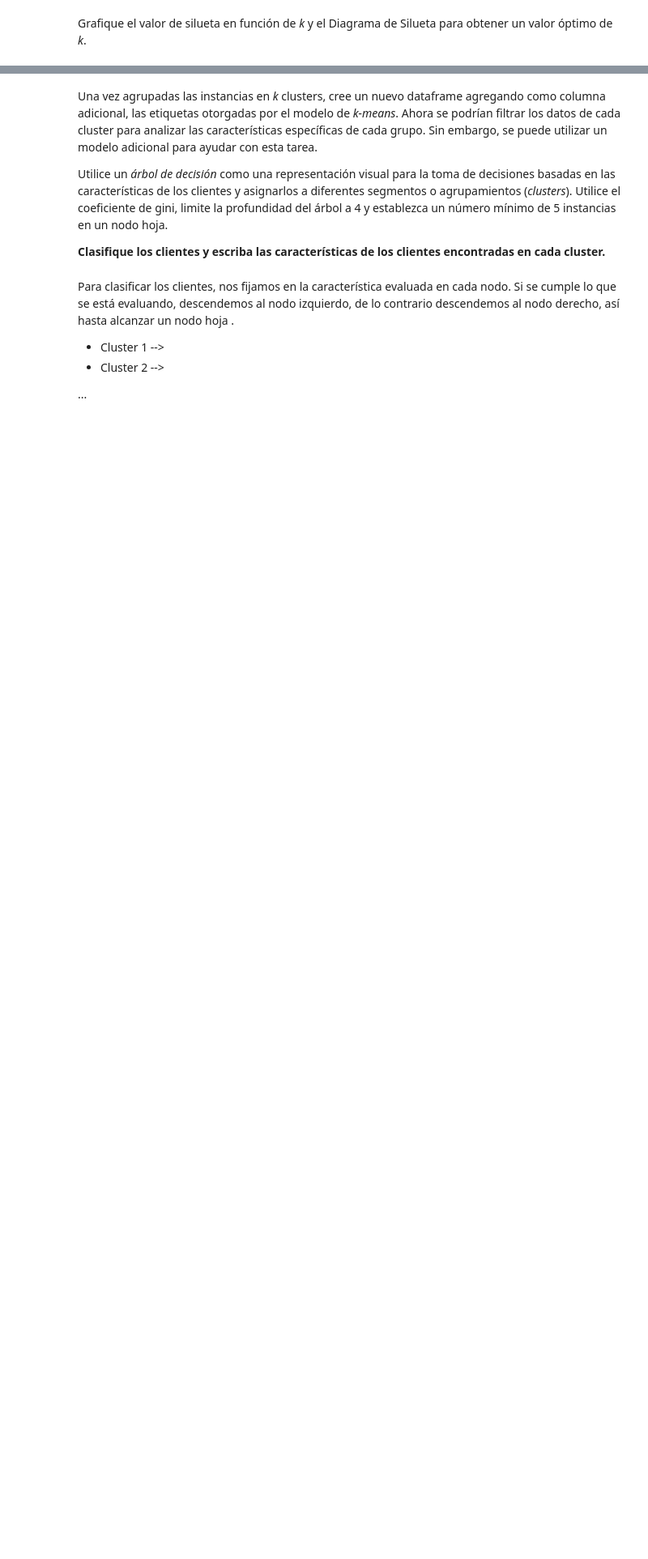
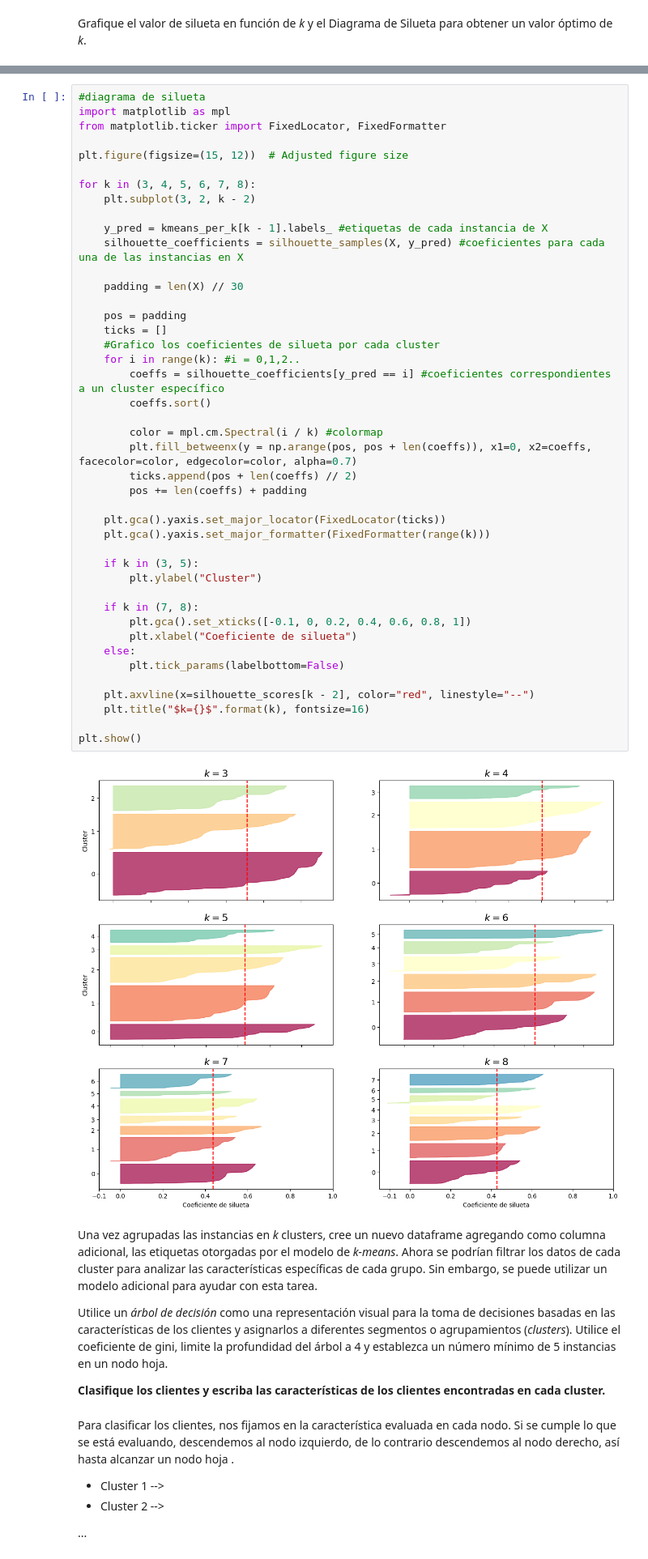
Before and after one commit to axelescalante0/Aprendizaje-Maquinal, a Jupyter notebook: Scrips/Clustering/Segmentacion_de_clientes.ipynb, the cells around one changed output, grey strips where cells are left out. Shown at 81% size. Cells and saved outputs as stored; diff of their text form; blank space fills up the shorter version.

```diff
--- a/Scrips/Clustering/Segmentacion_de_clientes.ipynb
+++ b/Scrips/Clustering/Segmentacion_de_clientes.ipynb
@@ -55,3 +125,48 @@ Grafique el valor de silueta en función de _k_ y el Diagrama de Silueta para ob
+# %%
+#diagrama de silueta
+import matplotlib as mpl
+from matplotlib.ticker import FixedLocator, FixedFormatter
+
+plt.figure(figsize=(15, 12))  # Adjusted figure size
+
+for k in (3, 4, 5, 6, 7, 8):
+    plt.subplot(3, 2, k - 2)
+
+    y_pred = kmeans_per_k[k - 1].labels_ #etiquetas de cada instancia de X
+    silhouette_coefficients = silhouette_samples(X, y_pred) #coeficientes para cada una de las instancias en X
+
+    padding = len(X) // 30
+
+    pos = padding
+    ticks = []
+    #Grafico los coeficientes de silueta por cada cluster
+    for i in range(k): #i = 0,1,2..
+        coeffs = silhouette_coefficients[y_pred == i] #coeficientes correspondientes a un cluster específico
+        coeffs.sort()
+
+        color = mpl.cm.Spectral(i / k) #colormap
+        plt.fill_betweenx(y = np.arange(pos, pos + len(coeffs)), x1=0, x2=coeffs, facecolor=color, edgecolor=color, alpha=0.7)
+        ticks.append(pos + len(coeffs) // 2)
+        pos += len(coeffs) + padding
+
+    plt.gca().yaxis.set_major_locator(FixedLocator(ticks))
+    plt.gca().yaxis.set_major_formatter(FixedFormatter(range(k)))
+
+    if k in (3, 5):
+        plt.ylabel("Cluster")
+
+    if k in (7, 8):
+        plt.gca().set_xticks([-0.1, 0, 0.2, 0.4, 0.6, 0.8, 1])
+        plt.xlabel("Coeficiente de silueta")
+    else:
+        plt.tick_params(labelbottom=False)
+
+    plt.axvline(x=silhouette_scores[k - 2], color="red", linestyle="--")
+    plt.title("$k={}$".format(k), fontsize=16)
+
+plt.show()
+# %% [output]
+[figure, added]
 # %% [markdown]
 Una vez agrupadas las instancias en _k_ clusters, cree un nuevo dataframe agregando como columna adicional, las etiquetas otorgadas por el modelo de _k-means_.
 Ahora se podrían filtrar los datos de cada cluster para analizar las características específicas de cada grupo. Sin embargo, se puede utilizar un modelo adicional para ayudar con esta tarea.
```
Also changed, not shown: parts of 7 cells of this notebook, 1 other file.
